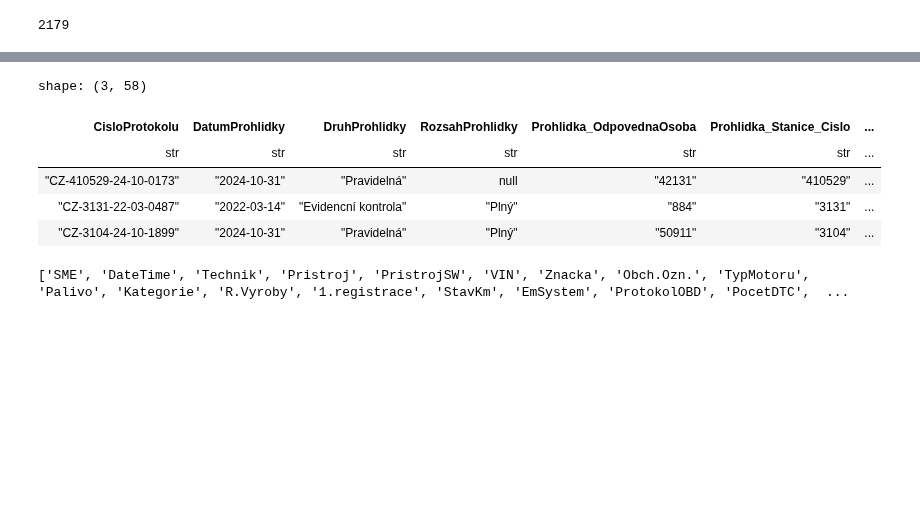
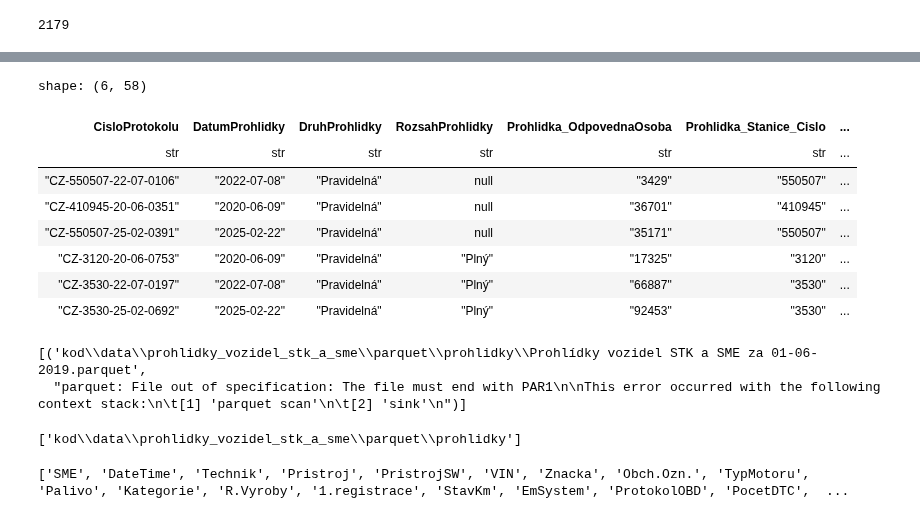
Before and after one commit to opendatalabcz/emissions-data-analysis-cz, a Jupyter notebook: kod/helper.ipynb, the cells around one changed output, grey strips where cells are left out. Drawn from its saved outputs; the diff is of its cells as text; code cells hidden in the pictures; blank space fills up the shorter version.

```diff
--- a/kod/helper.ipynb
+++ b/kod/helper.ipynb
@@ -107,39 +109,62 @@ prohlidky_schema = {
     "Tsk_Zahajeni": pl.String,
     "Tsk_Ukonceni": pl.String,
     "Tsk_OdpovednaOsoba": pl.String,
 
     # --- Vysledek (Result) Fields ---
     "Vysledek_Odometr": pl.String, # Odometer readings often stored as strings/integers
     "Vysledek_Poznamka": pl.String,
     "Vysledek_DatumPristiProhlidky": pl.String, # Date stored as string
     "Vysledek_NalepkaVylepena": pl.String,
     "Vysledek_Celkovy": pl.String,
 }
 
 # 2. Start a lazy query plan, enforcing the schema
 lazy_df = pl.scan_parquet(
-    "data/parquet/prohlidky/*.parquet",
+    r'kod\data\prohlidky_vozidel_stk_a_sme\parquet\prohlidky',
     schema=prohlidky_schema  # Enforce the defined schema
 )
 
 # 3. Apply filters/transformations (Your query logic)
 result_query = (
     lazy_df
-    .filter(pl.col("Vozidlo_Vin") == "TMBCG7NE5K0113967")
+    .filter(pl.col("Vozidlo_Vin") == "WVWZZZ7NZDV000614")
     .sort('Technicka_Zahajeni')
     .limit(1000)
 )
 
 # 4. Execute the query
 final_result = result_query.collect()
 display(final_result[-10:])
 # %% [output]
-shape: (3, 58)
+shape: (6, 58)
 | CisloProtokolu | DatumProhlidky | DruhProhlidky | RozsahProhlidky | Prohlidka_OdpovednaOsoba | Prohlidka_Stanice_Cislo | ... |
 | str | str | str | str | str | str | ... |
-| "CZ-410529-24-10-0173" | "2024-10-31" | "Pravidelná" | null | "42131" | "410529" | ... |
-| "CZ-3131-22-03-0487" | "2022-03-14" | "Evidencní kontrola" | "Plný" | "884" | "3131" | ... |
-| "CZ-3104-24-10-1899" | "2024-10-31" | "Pravidelná" | "Plný" | "50911" | "3104" | ... |
+| "CZ-550507-22-07-0106" | "2022-07-08" | "Pravidelná" | null | "3429" | "550507" | ... |
+| "CZ-410945-20-06-0351" | "2020-06-09" | "Pravidelná" | null | "36701" | "410945" | ... |
+| "CZ-550507-25-02-0391" | "2025-02-22" | "Pravidelná" | null | "35171" | "550507" | ... |
+| "CZ-3120-20-06-0753" | "2020-06-09" | "Pravidelná" | "Plný" | "17325" | "3120" | ... |
+| "CZ-3530-22-07-0197" | "2022-07-08" | "Pravidelná" | "Plný" | "66887" | "3530" | ... |
+| "CZ-3530-25-02-0692" | "2025-02-22" | "Pravidelná" | "Plný" | "92453" | "3530" | ... |
+# %%
+import glob
+
+files = glob.glob(r'kod\data\prohlidky_vozidel_stk_a_sme\parquet\prohlidky\*', recursive=True)
+bad_files = []
+
+for f in files:
+    try:
+        pl.read_parquet(f, n_rows=1)
+    except Exception as e:
+        bad_files.append((f, str(e)))
+
+bad_files
+# %% [output]
+[('kod\\data\\prohlidky_vozidel_stk_a_sme\\parquet\\prohlidky\\Prohlídky vozidel STK a SME za 01-06-2019.parquet',
+  "parquet: File out of specification: The file must end with PAR1\n\nThis error occurred with the following context stack:\n\t[1] 'parquet scan'\n\t[2] 'sink'\n")]
+# %%
+files
+# %% [output]
+['kod\\data\\prohlidky_vozidel_stk_a_sme\\parquet\\prohlidky']
 # %%
 mereni_2020_path = Path('../zdroje/ANALYZA DAT MERENI SME z ISTP/2020/sme')
 csv_files = []
```
Also changed, not shown: parts of 3 cells of this notebook, 3 other files.
